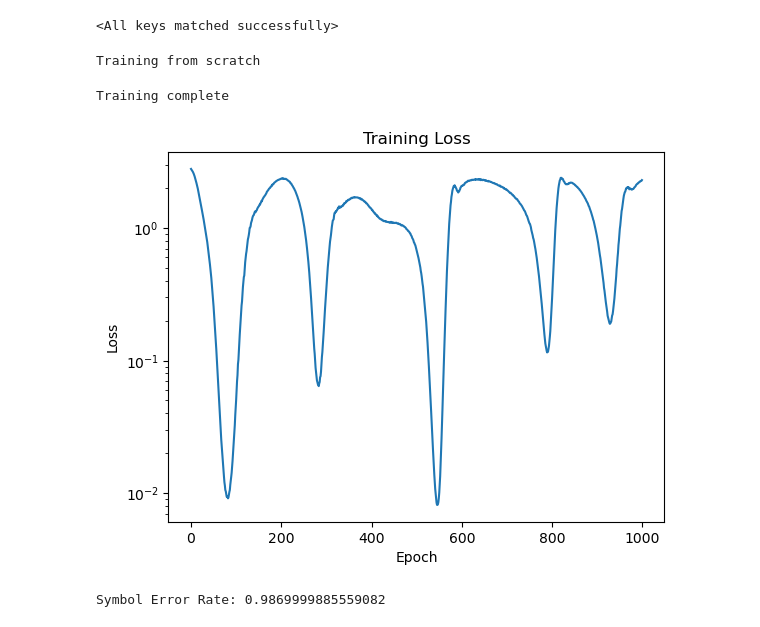
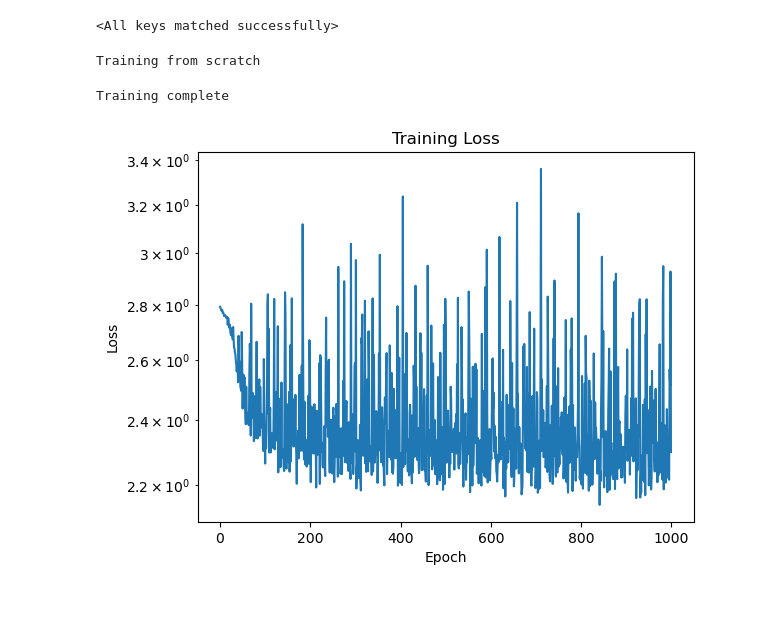
Before and after one commit to yewentai/Auto-Encoder-in-SIMO-System, a Jupyter notebook: AE_SISO_MQAM_Rayleigh_GNU_decoder.ipynb, the cells around one changed output. Saved outputs shown, nothing was run; the diff lists cells and outputs as text; code cells hidden in the pictures.

```diff
--- a/AE_SISO_MQAM_Rayleigh_GNU_decoder.ipynb
+++ b/AE_SISO_MQAM_Rayleigh_GNU_decoder.ipynb
@@ -15,7 +15,7 @@ CONFIG_TRAIN = {
     "flag_train_model": True,  # Flag to control training
     "training_snr": 12,  # Training SNR (dB)
     "best_encoder_path": "./model/ae_siso_awgn_16qam_best_encoder.pth",  # Path to save the best encoder
-    "best_decoder_path": "./model/ae_siso_awgn_16qam_best_decoder_3.pth",  # Path to save the best decoder
+    "best_decoder_path": "./model/ae_siso_rayleigh_16qam_best_decoder.pth",  # Path to save the best decoder
 }
 
 device = "cuda" if torch.cuda.is_available() else "cpu"
@@ -24,7 +24,7 @@ print(f"Using device: {device}")
 Using device: cpu
 # %%
 encoder = Encoder([CONFIG_TRAIN["M"], 10, 10, 2]).to(device)
-decoder = Decoder([2, 20, 20, CONFIG_TRAIN["M"]]).to(device)
+decoder = Decoder([2, 10, 10, CONFIG_TRAIN["M"]]).to(device)
 # %%
 checkpoint = torch.load(CONFIG_TRAIN["best_encoder_path"], map_location=device)
 encoder.load_state_dict(checkpoint)
@@ -64,7 +64,7 @@ def early_stopping(loss_hist, patience=5):
     return False
 
 
-def train_decoder(decoder, optimizer, iterations, loss_hist, batch_size, messages, rx):
+def train_decoder(decoder, optimizer, iterations, loss_hist, batch_size):
     criterion = nn.NLLLoss()  # negative log likelihood loss
     best_loss = float("inf")  # Initialize the best loss to infinity
     try:
@@ -112,76 +112,49 @@ if CONFIG_TRAIN["flag_train_model"]:
 
     parameters = list(decoder.parameters())
     optimizer = Adam(parameters, lr=0.01)
 
     if os.path.exists(CONFIG_TRAIN["best_decoder_path"]):
         # optimizer.load_state_dict(checkpoint["optimizer"])
         loss_hist = checkpoint["loss"]
         print(f"Resuming training from iterator {len(loss_hist)}")
     else:
         loss_hist = []
         print("Training from scratch")
 
-    num_messages = int(1e7)  # Number of messages to use for training (batch size)
-    messages = torch.randint(0, 16, size=(num_messages,), device=device)
-    one_hot = F.one_hot(messages, 16).float()
-    tx = encoder(one_hot)
-    # write tx to a binary file
-    tx = tx.detach().numpy()
-    with open("./file/tx.dat", "wb") as f:
-        f.write(tx.tobytes())
-    # run channel.py to generate rx
-    os.system("python3 ./gnuradio/frequency_selective_fading_model.py")
-    # read rx from a binary file
-    with open("./file/rx3.dat", "rb") as f:
-        rx = np.frombuffer(f.read(), dtype=np.float32)
-    rx = torch.from_numpy(rx).to(device)
-    rx = rx.view(-1, 2)
-
     iterations = int(1e3)  # Total number of epochs to train
+    batch_size = int(1e4)  # Number of messages to use for training (batch size)
     if iterations > len(loss_hist):
-        train_decoder(decoder, optimizer, iterations, loss_hist, int(1e4), messages, rx)
+        num_messages = iterations * batch_size - len(loss_hist)
+        messages = torch.randint(0, 16, size=(num_messages + 8,), device=device)
+        one_hot = F.one_hot(messages, 16).float()
+        tx = encoder(one_hot)
+        # write tx to a binary file
+        tx = tx.detach().numpy()
+        with open("./file/tx.dat", "wb") as f:
+            f.write(tx.tobytes())
+        # run channel.py to generate rx
+        os.system("python3 ./gnuradio/fading_awgn_model.py")
+        # read rx from a binary file
+        with open("./file/rx.dat", "rb") as f:
+            rx = np.frombuffer(f.read(), dtype=np.float32)
+        rx = torch.from_numpy(rx).to(device)
+        rx = rx.view(-1, 2)
+        messages = messages[3:-5]
+        train_decoder(decoder, optimizer, iterations, loss_hist, batch_size)
     else:
         print("epochs already completed")
 else:
     # check if there is a checkpoint to load the model
     if os.path.exists(CONFIG_TRAIN["best_decoder_path"]):
         checkpoint = torch.load(CONFIG_TRAIN["best_decoder_path"], map_location=device)
         decoder.load_state_dict(checkpoint["Decoder"])
         print("Model loaded. Training iterator: ", len(checkpoint["loss"]))
     else:
         print(
             "Model not found, please set flag_train_model to True and train the model"
         )
         exit(1)
 # %% [output]
 Training from scratch
 Training complete
-[figure, old version]
+[figure, new version]
-# %%
-# load the best decoder
-checkpoint = torch.load(CONFIG_TRAIN["best_decoder_path"], map_location=device)
-decoder.load_state_dict(checkpoint["Decoder"])
-
-# Calculate the symbol error rate
-num_messages_test = int(1e4)  # Number of messages to use for training (batch size)
-messages_test = torch.randint(0, 16, size=(num_messages_test,), device=device)
-one_hot_test = F.one_hot(messages_test, 16).float()
-tx_test = encoder(one_hot_test)
-# write tx to a binary file
-tx_test = tx_test.detach().numpy()
-with open("./file/tx.dat", "wb") as f:
-    f.write(tx_test.tobytes())
-# run channel.py to generate rx
-os.system("python3 ./gnuradio/frequency_selective_fading_model.py")
-# read rx from a binary file
-with open("./file/rx3.dat", "rb") as f:
-    rx_test = np.frombuffer(f.read(), dtype=np.float32)
-rx_test = torch.from_numpy(rx_test).to(device)
-rx_test = rx_test.view(-1, 2)
-y_pred_one_hot_test = decoder(rx_test)
-_, y_pred_test = torch.max(y_pred_one_hot_test, 1)
-# Calculate and print the symbol error rate
-ser = torch.mean((y_pred_test != messages_test).float()).item()
-print(f"Symbol Error Rate: {ser}")
-# %% [output]
-Symbol Error Rate: 0.9869999885559082
```
Also changed, not shown: parts of 1 cell of this notebook, 10 other files.
